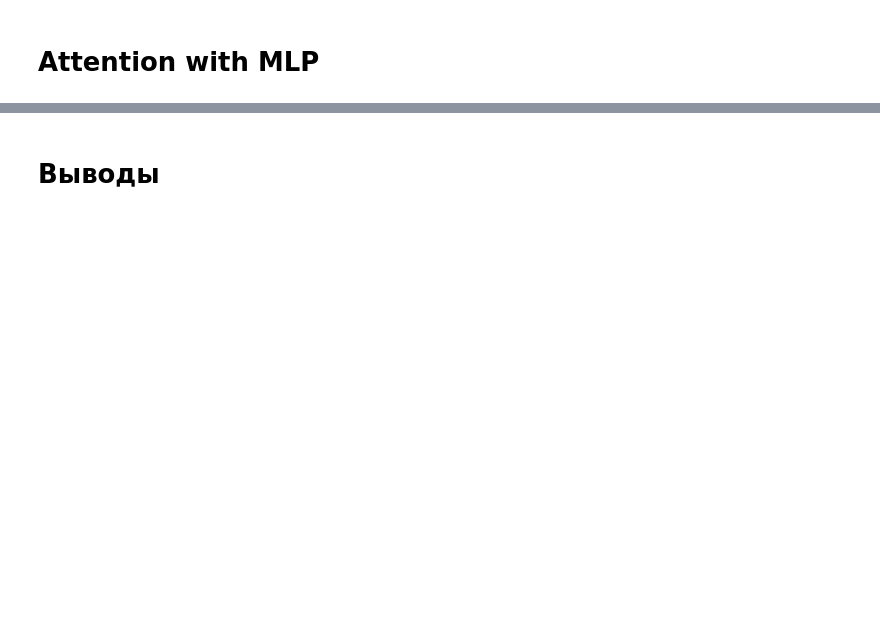
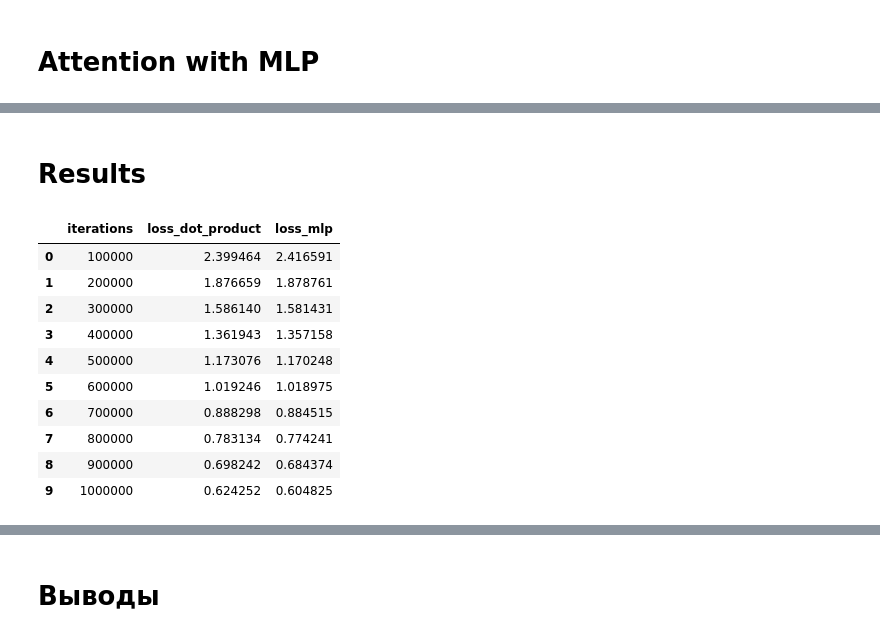
Before and after one commit to AlexBorealis/netology_dll_hw, a Jupyter notebook: kozlov_hw_7_dll.ipynb, the cells around one changed output, grey strips where cells are left out. Drawn from its saved outputs; the diff is of its cells as text; code cells hidden in the pictures; blank space fills up the shorter version.

```diff
--- a/kozlov_hw_7_dll.ipynb
+++ b/kozlov_hw_7_dll.ipynb
@@ -652,0 +629,43 @@ plt.show()
+# %% [markdown]
+# **Results**
+# %%
+df_results = pd.DataFrame({
+    'iterations': np.arange(100000, 1100000, 100000),
+    'loss_dot_product': [
+        2.399464370590203,
+        1.8766590404357895,
+        1.5861398012619026,
+        1.361942510452273,
+        1.1730761766510072,
+        1.01924582027435,
+        0.8882976177787791,
+        0.7831340986213657,
+        0.6982420010833732,
+        0.6242516702556615
+    ],
+    'loss_mlp': [
+        2.4165907622680654,
+        1.878760974166871,
+        1.581431051597599,
+        1.357158460731503,
+        1.17024750354767,
+        1.0189753959732026,
+        0.8845151796569837,
+        0.7742411463851946,
+        0.684373688591003,
+        0.6048253004150405
+    ]
+})
+df_results
+# %% [output]
+|  | iterations | loss_dot_product | loss_mlp |
+| 0 | 100000 | 2.399464 | 2.416591 |
+| 1 | 200000 | 1.876659 | 1.878761 |
+| 2 | 300000 | 1.586140 | 1.581431 |
+| 3 | 400000 | 1.361943 | 1.357158 |
+| 4 | 500000 | 1.173076 | 1.170248 |
+| 5 | 600000 | 1.019246 | 1.018975 |
+| 6 | 700000 | 0.888298 | 0.884515 |
+| 7 | 800000 | 0.783134 | 0.774241 |
+| 8 | 900000 | 0.698242 | 0.684374 |
+| 9 | 1000000 | 0.624252 | 0.604825 |
```
Also changed, not shown: parts of 22 cells of this notebook.
